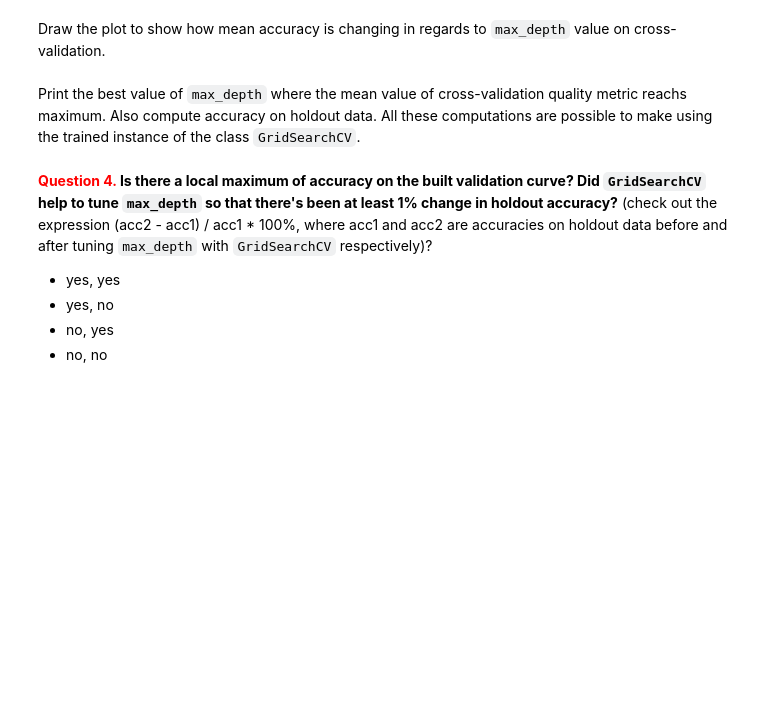
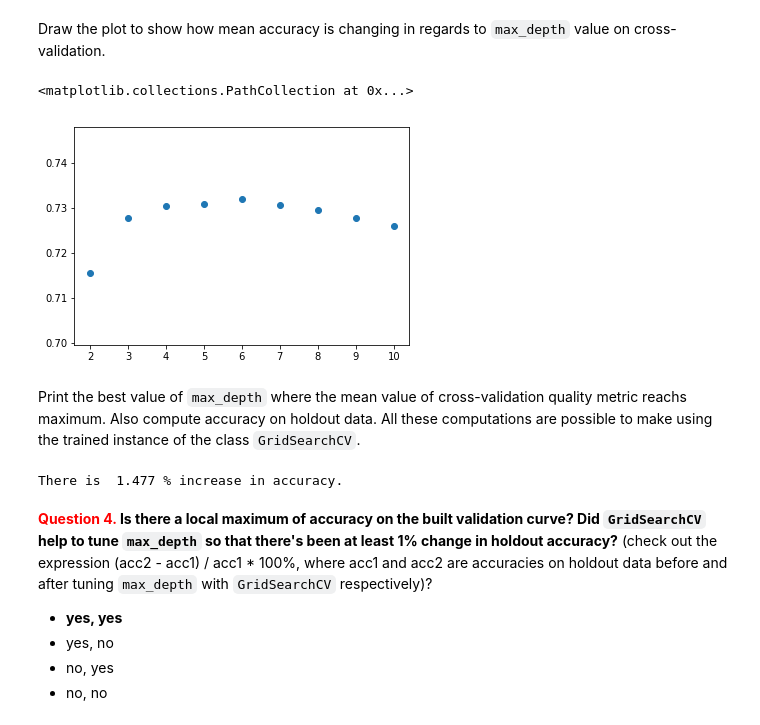
Before and after one commit to kazimanil/mlcourse.ai, a Jupyter notebook: mlcourse_3/mlcourse_3.ipynb, the cells around one changed output. Cells and saved outputs as stored; diff of their text form; code cells hidden in the pictures; blank space fills up the shorter version.

```diff
--- a/mlcourse_3/mlcourse_3.ipynb
+++ b/mlcourse_3/mlcourse_3.ipynb
@@ -145,13 +142,20 @@ df = pd.read_csv('data/mlbootcamp5_train.csv',
 # %% [markdown]
 Transform the features: create "age in years" (full age) and also create 3 binary features based on `cholesterol` and 3 more on `gluc`, where they are equal to 1, 2 or 3. This method is called dummy-encoding or One Hot Encoding (OHE). It is more convenient to use `pandas.get_dummmies.`. There is no need to use the original features `cholesterol` and `gluc` after encoding.
 # %%
+df = pd.read_csv('data/mlbootcamp5_train.csv', index_col='id', sep=';')
 df.age = df.age / 365
-# df = pd.concat([df.reset_index(drop = True), pd.get_dummies(df.cholesterol, prefix = 'chol')], axis = 1)
-# df = pd.concat([df.reset_index(drop = True), pd.get_dummies(df.gluc, prefix = 'gluc')], axis =1)
-#df = df.dropna()
+# df = pd.concat([df.reset_index(drop = True),
+#                 pd.get_dummies(df.cholesterol, prefix = 'chol').reset_index(drop=True)]
+#                , axis = 1)
+# df = pd.concat([df.reset_index(drop = True),
+#                 pd.get_dummies(df.gluc, prefix = 'gluc').reset_index(drop=True)]
+#                , axis = 1)
+# pd = pd.get_dummies(df, columns = ['gluc', 'cholesterol'])
+df = df.join(pd.get_dummies(df.cholesterol, prefix = 'chol'))
+df = df.join(pd.get_dummies(df.gluc, prefix = 'gluc'))
+# df = df.dropna()
 y  = df.cardio
-X  = df.drop(columns = ['cardio'])
-#X  = df.drop(columns = ['cholesterol', 'gluc', 'cardio'])
+X  = df.drop(columns = ['cholesterol', 'gluc', 'cardio'])
 # %%
 colnames = X.columns.to_series() \
             .reset_index(drop = True)
@@ -203,4 +211,6 @@ Set up the depth of the tree using cross-validation on the dataset `(X_train, y_
 # %%
 tree_params = {'max_depth': list(range(2, 11))}
 
-tree_grid = GridSearchCV # You code here
+tree_grid = GridSearchCV(tree_model, tree_params, cv = 5, n_jobs = -1, return_train_score = True)
+
+tree_grid.fit(X_train, y_train)
@@ -211,2 +231,11 @@ Draw the plot to show how mean accuracy is changing in regards to `max_depth` va
+# %%
+results = pd.DataFrame({'params' : range(2,11),
+                        'acc_score' : tree_grid.cv_results_['mean_test_score']
+                       })
+plt.scatter(results.params, results.acc_score)
+# results.sort_values(by = ['acc_score'], ascending = False) # 6 is local maximum.
+# %% [output]
+<matplotlib.collections.PathCollection at 0x...>
+[figure, added]
 # %% [markdown]
 Print the best value of `max_depth` where the mean value of cross-validation quality metric reachs maximum. Also compute accuracy on holdout data. All these computations are possible to make using the trained instance of the class `GridSearchCV`.
@@ -215,7 +242,12 @@ Print the best value of `max_depth` where the mean value of cross-validation qua
+# %%
+change = 100 * (tree_grid.best_score_ - accuracy_score(y_valid, tree_pred)) / accuracy_score(y_valid, tree_pred)
+print('There is ', change.round(3), '% increase in accuracy.')
+# %% [output]
+There is  1.477 % increase in accuracy.
 # %% [markdown]
 **<font color='red'>Question 4.</font> Is there a local maximum of accuracy on the built validation curve? Did `GridSearchCV` help to tune `max_depth` so that there's been at least 1% change in holdout accuracy?**
 (check out the expression (acc2 - acc1) / acc1 * 100%, where acc1 and acc2 are accuracies on holdout data before and after tuning `max_depth` with `GridSearchCV` respectively)?
-- yes, yes
+- **yes, yes**
 - yes, no
 - no, yes
 - no, no
```
Also changed, not shown: parts of 13 cells of this notebook, 2 other files.
